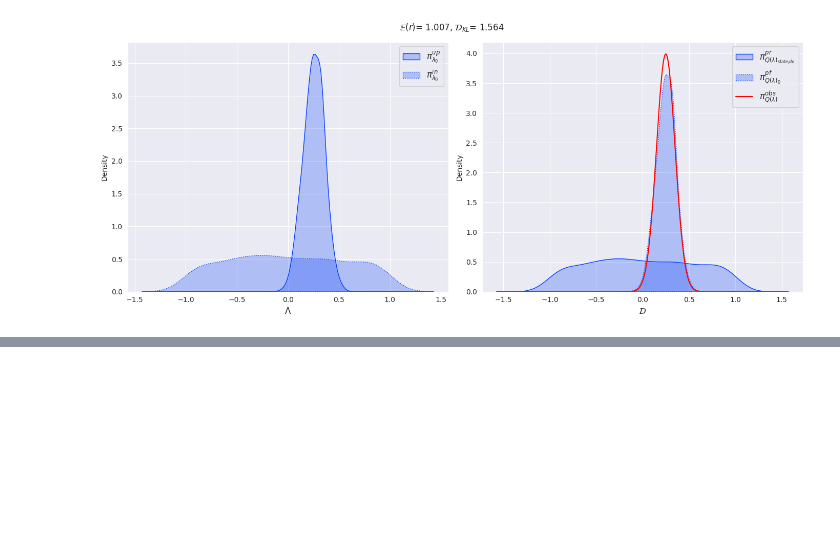
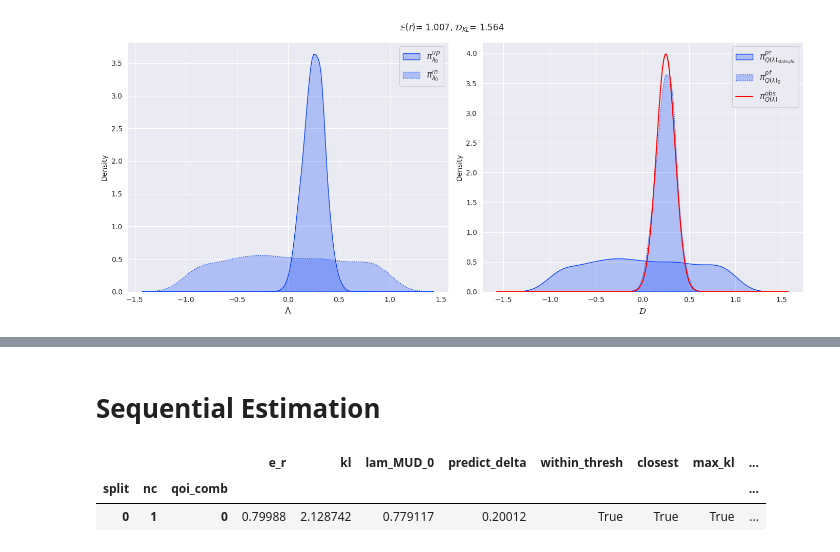
Before and after one commit to UT-CHG/pyDCI, a Jupyter notebook: notebooks/DCIProblem.ipynb, the cells around one changed output, grey strips where cells are left out. Saved outputs shown, nothing was run; the diff lists cells and outputs as text; code cells hidden in the pictures; blank space fills up the shorter version.

```diff
--- a/notebooks/DCIProblem.ipynb
+++ b/notebooks/DCIProblem.ipynb
@@ -203,0 +237,12 @@ _ = d_prob.density_plots()
+# %% [markdown]
+# Sequential Estimation
+# %%
+from pydci import SplitSequentialProblem
+
+split_prob = SplitSequentialProblem((lam, q_lam), data, std_dev)
+split_prob.solve()
+split_prob.result
+# %% [output]
+|  |  |  | e_r | kl | lam_MUD_0 | predict_delta | within_thresh | closest | max_kl | ... |
+| split | nc | qoi_comb |  |  |  |  |  |  |  | ... |
+| 0 | 1 | 0 | 0.79988 | 2.128742 | 0.779117 | 0.20012 | True | True | True | ... |
```
Also changed, not shown: parts of 15 cells of this notebook, 16 other files.
